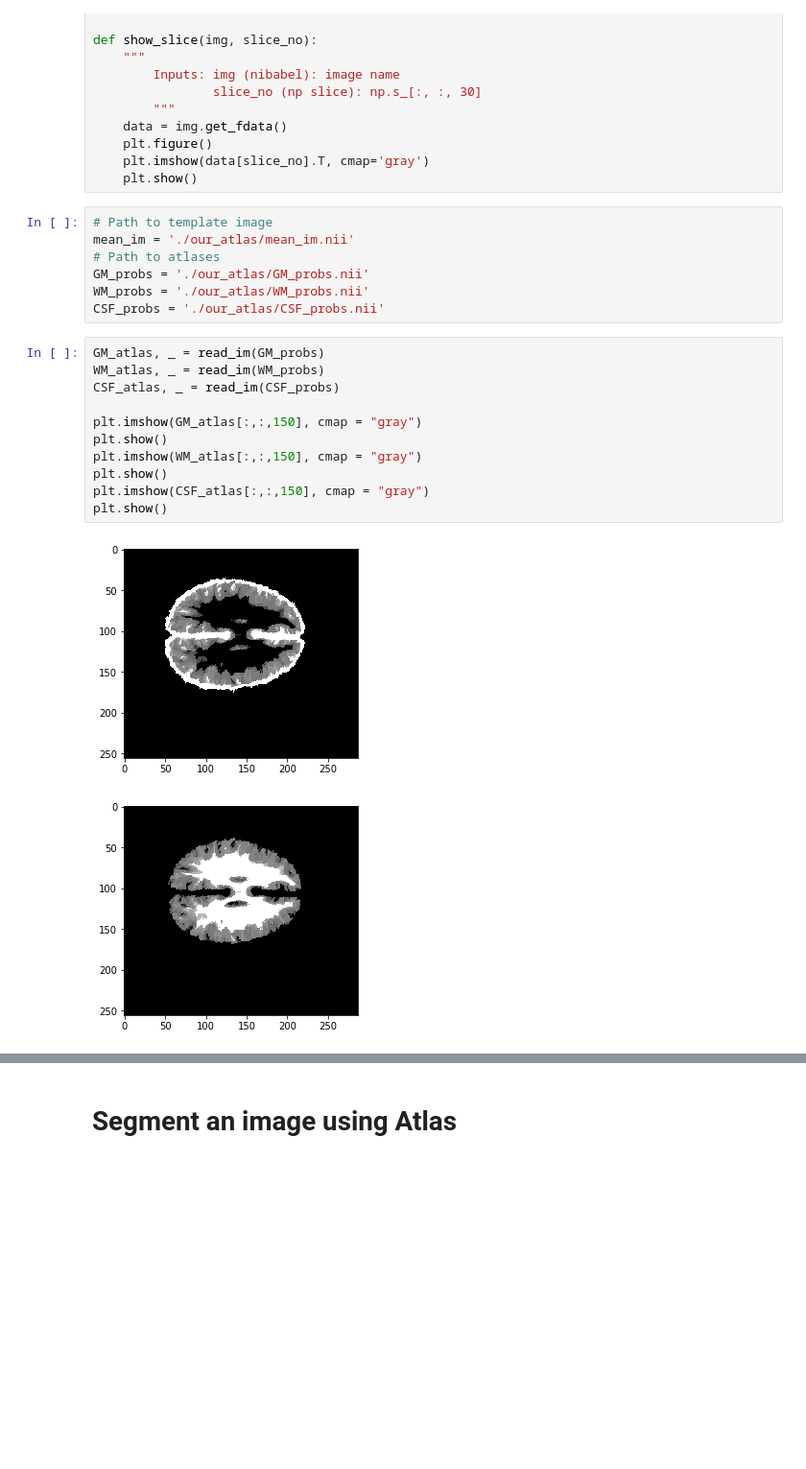
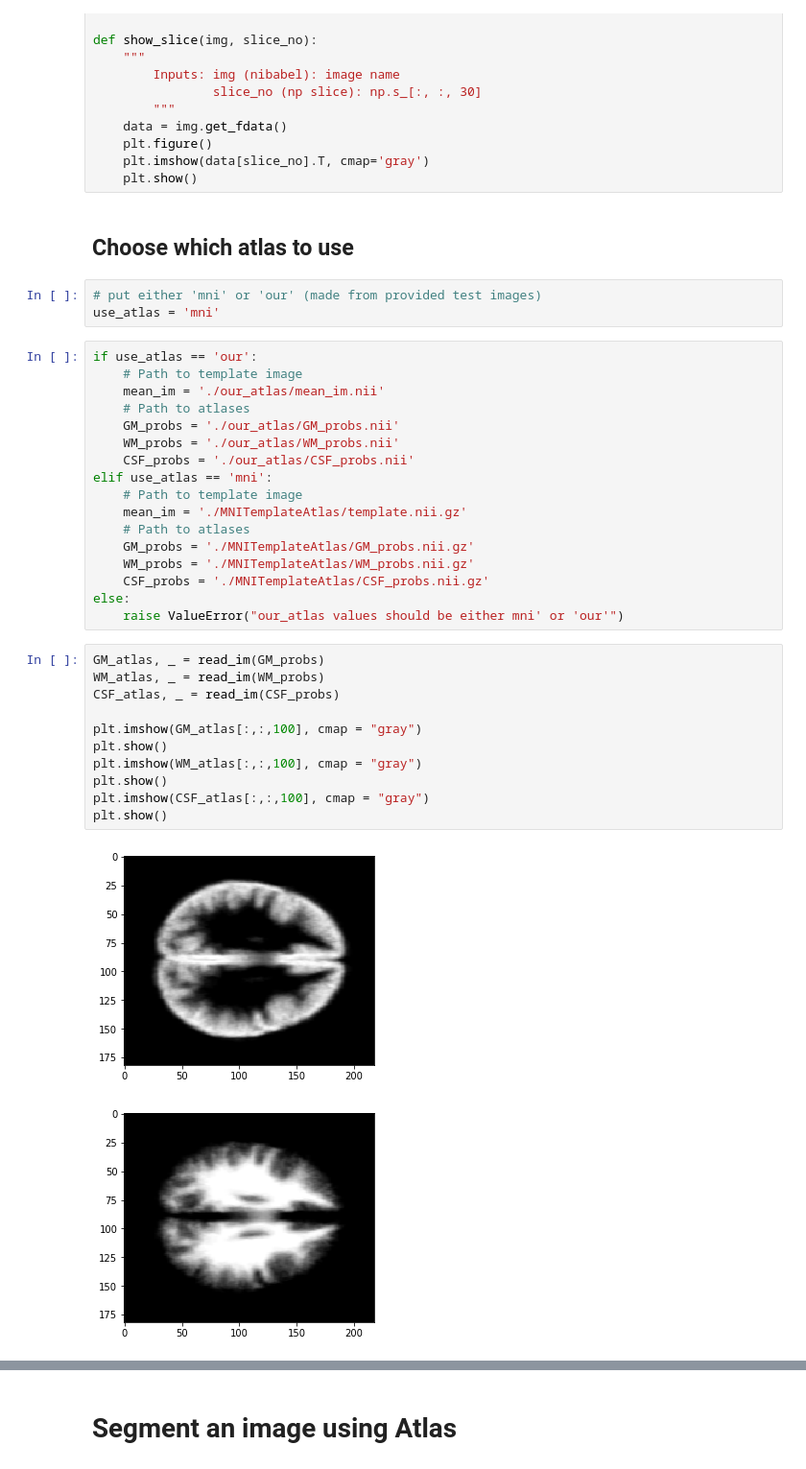
Before and after one commit to briannaburton/MIRA-MISA-Atlas-Based, a Jupyter notebook: Atlas Segmentation.ipynb, the cells around one changed output, grey strips where cells are left out. Shown at 96% size. Cells and saved outputs as stored; diff of their text form; blank space fills up the shorter version.

Commit message:
Segmentation for MNI Atlas.

```diff
--- a/Atlas Segmentation.ipynb
+++ b/Atlas Segmentation.ipynb
@@ -69,24 +69,39 @@ def show_slice(img, slice_no):
     plt.figure()
     plt.imshow(data[slice_no].T, cmap='gray')
     plt.show()
+# %% [markdown]
+## Choose which atlas to use
+# %%
+# put either 'mni' or 'our' (made from provided test images)
+use_atlas = 'mni'
 # %%
-# Path to template image
-mean_im = './our_atlas/mean_im.nii'
-# Path to atlases
-GM_probs = './our_atlas/GM_probs.nii'
-WM_probs = './our_atlas/WM_probs.nii'
-CSF_probs = './our_atlas/CSF_probs.nii'
+if use_atlas == 'our':
+    # Path to template image
+    mean_im = './our_atlas/mean_im.nii'
+    # Path to atlases
+    GM_probs = './our_atlas/GM_probs.nii'
+    WM_probs = './our_atlas/WM_probs.nii'
+    CSF_probs = './our_atlas/CSF_probs.nii'
+elif use_atlas == 'mni':
+    # Path to template image
+    mean_im = './MNITemplateAtlas/template.nii.gz'
+    # Path to atlases
+    GM_probs = './MNITemplateAtlas/GM_probs.nii.gz'
+    WM_probs = './MNITemplateAtlas/WM_probs.nii.gz'
+    CSF_probs = './MNITemplateAtlas/CSF_probs.nii.gz'
+else:
+    raise ValueError("our_atlas values should be either mni' or 'our'")
 # %%
 GM_atlas, _ = read_im(GM_probs)
 WM_atlas, _ = read_im(WM_probs)
 CSF_atlas, _ = read_im(CSF_probs)
 
-plt.imshow(GM_atlas[:,:,150], cmap = "gray")
+plt.imshow(GM_atlas[:,:,100], cmap = "gray")
 plt.show()
-plt.imshow(WM_atlas[:,:,150], cmap = "gray")
+plt.imshow(WM_atlas[:,:,100], cmap = "gray")
 plt.show()
-plt.imshow(CSF_atlas[:,:,150], cmap = "gray")
+plt.imshow(CSF_atlas[:,:,100], cmap = "gray")
 plt.show()
 # %% [output]
-[figure, old version]
+[figure, new version]
-[figure, old version]
+[figure, new version]
```
Also changed, not shown: parts of 6 cells of this notebook, 43 other files.
